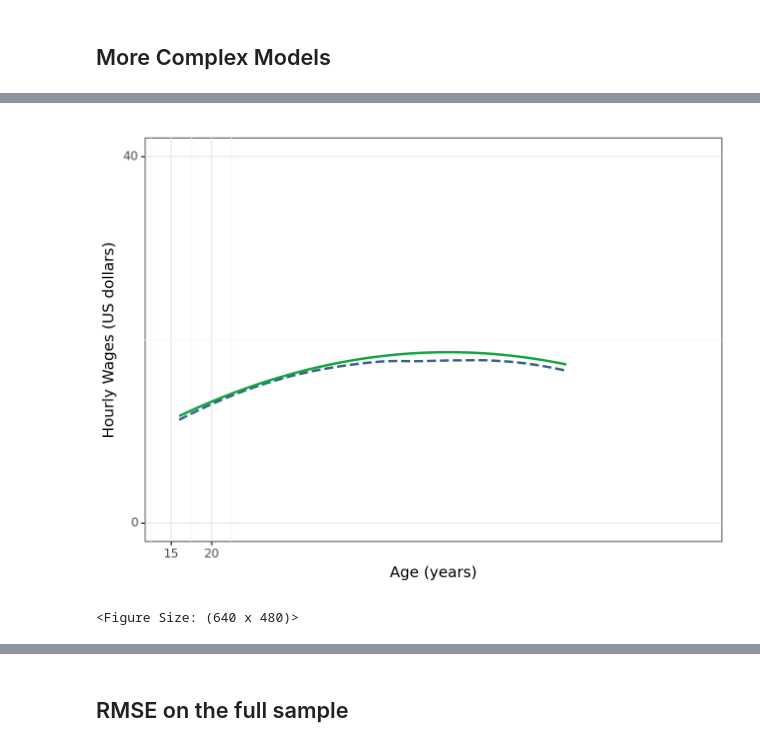
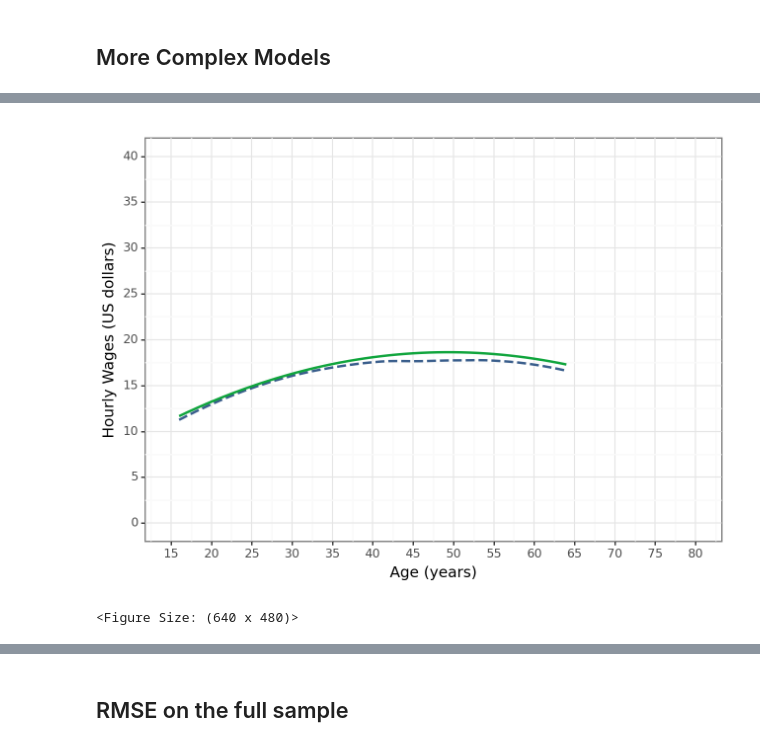
Before and after one commit to szilvasipeter2000/Data-Analysis-3, a Jupyter notebook: assignment-1/assignment-1_working.ipynb, the cells around one changed output, grey strips where cells are left out. Saved outputs shown, nothing was run; the diff lists cells and outputs as text; code cells hidden in the pictures.

```diff
--- a/assignment-1/assignment-1_working.ipynb
+++ b/assignment-1/assignment-1_working.ipynb
@@ -293,3 +301,6 @@ freq
 | 4 | 12 | 19.243288 | 0.986 |
 | 5 | 4 | 15.723611 | 0.329 |
 | 7 | 1 | 12.000000 | 0.082 |
+# %%
+# create binary for having children if female
+data['has_children'] = ((data['ownchild'] > 0) & (data['female'] == 1)).astype(int)
@@ -459,22 +485,22 @@ strong multicollinearity problems or that the design matrix is singular.
 # %%
 ggplot(data, aes(x="age")) + geom_smooth(
     aes(y="w"),colour=color[0],linetype="dashed", method="loess", se=False, size=1
 ) + geom_line(aes(y="reg1.predict()"), colour=color[1], size=1) + labs(
     x="Age (years)", y="Hourly Wages (US dollars)"
 ) + scale_color_manual(
     name="", values=(color[0], color[1]), labels=("Lowess in age", "Quadratic in age")
 ) + theme_bw() + scale_x_continuous(
-    limits=(15, 80), breaks=seq(0, 20, 5)
+    limits=(15, 80), breaks=seq(0, 90, 5)
 ) + scale_y_continuous(
-    limits=(0, 40), breaks=seq(0, 20, 40)
+    limits=(0, 40), breaks=seq(0, 40 , 5)
 ) + theme(
     legend_position=(20, 20),
     legend_direction="horizontal",
     legend_background=element_blank(),
     legend_box_background=element_rect(color="white"),
 )
 # %% [output]
-[figure, old version]
+[figure, new version]
 <Figure Size: (640 x 480)>
 # %%
 bic = [round(x.bic, 2) for x in [reg1,reg2,reg3,reg4]]
```
Also changed, not shown: parts of 24 cells of this notebook, 3 other files.
